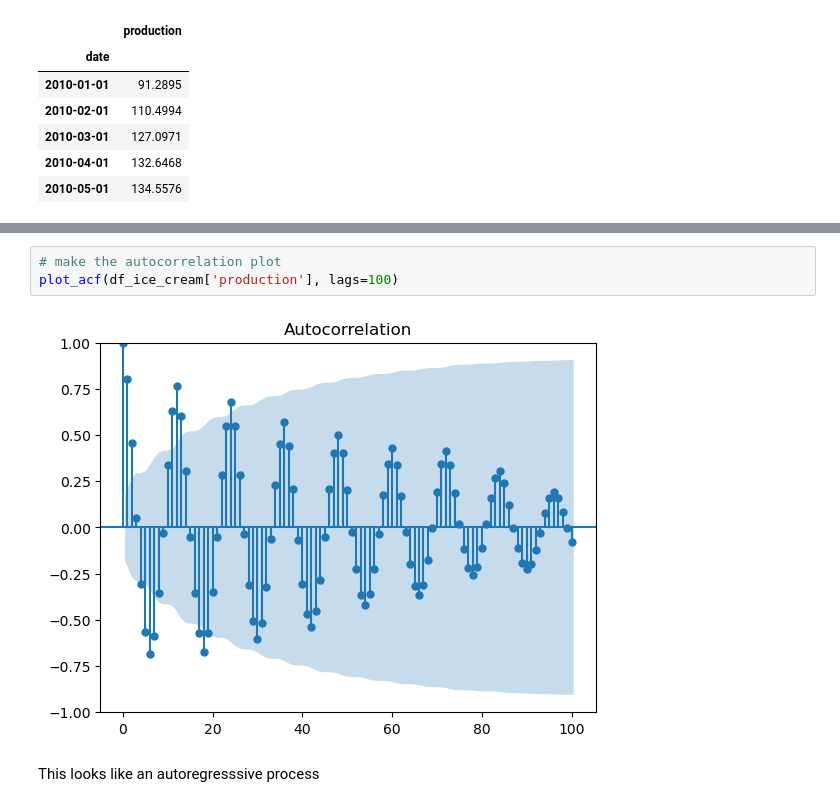
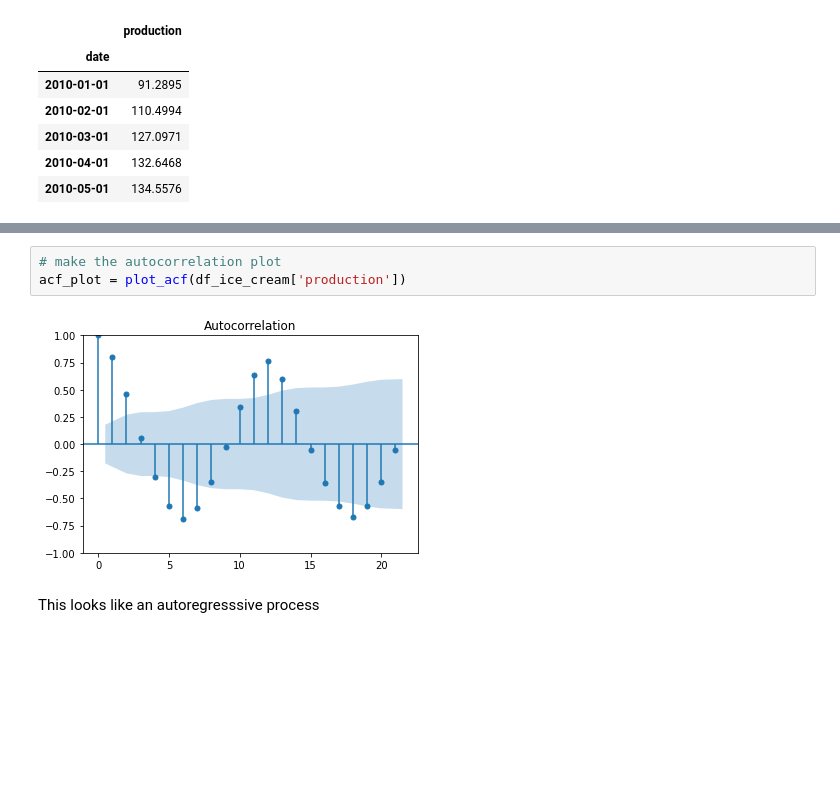
Before and after one commit to arjunc12/cmpinf2120-notebooks, a Jupyter notebook: Time-Series-Analysis/autocorrelation.ipynb, the cells around one changed output, grey strips where cells are left out. Drawn from its saved outputs; the diff is of its cells as text; blank space fills up the shorter version.

```diff
--- a/Time-Series-Analysis/autocorrelation.ipynb
+++ b/Time-Series-Analysis/autocorrelation.ipynb
@@ -74,8 +92,8 @@ for year in range(2011, 2021):
 # %%
 # make the autocorrelation plot
-plot_acf(df_ice_cream['production'], lags=100)
+acf_plot = plot_acf(df_ice_cream['production'])
 # %% [output]
-[figure, old version]
+[figure, new version]
 # %% [markdown]
 This looks like an autoregresssive process
 # %%
```
Also changed, not shown: parts of 4 cells of this notebook, 5 other files.
